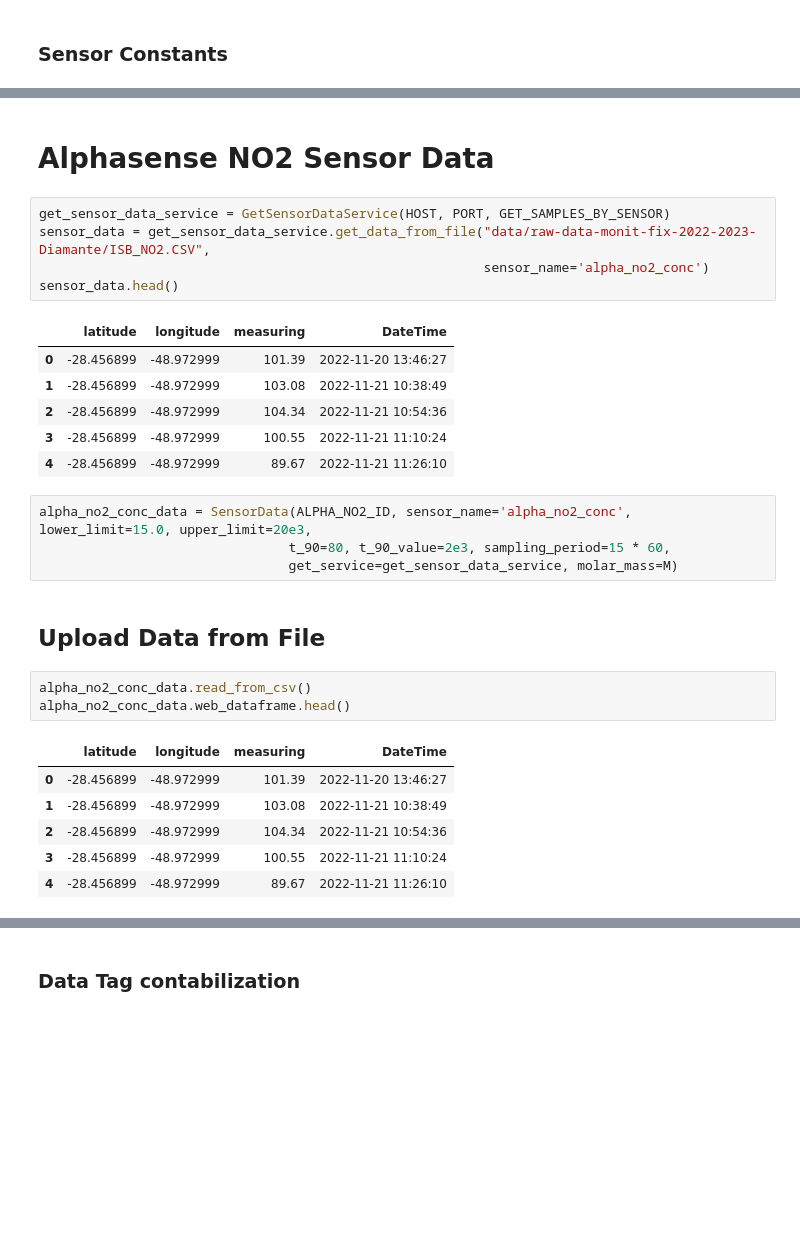
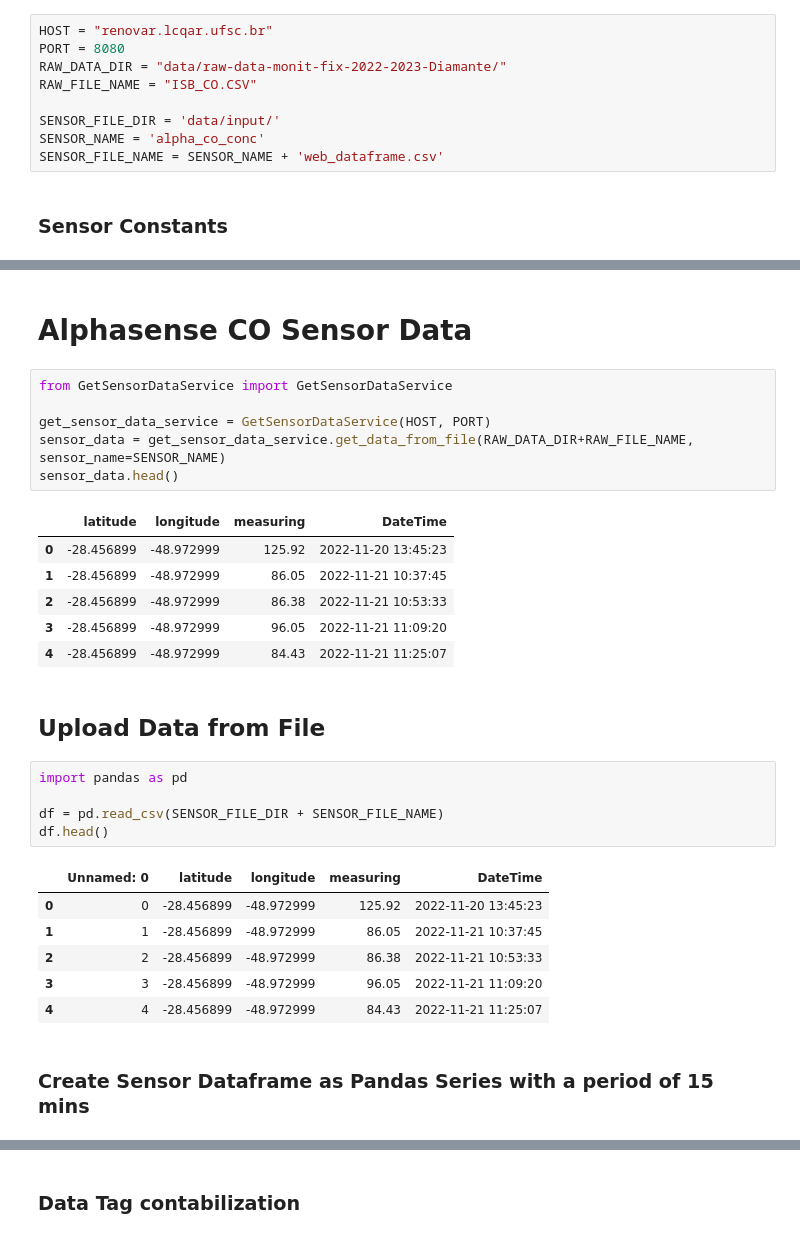
Before and after one commit to campofernando/lcqar-low-cost-monit-proc, a Jupyter notebook: data-pre-processing/field-data-treatment-Diamante_NO2.ipynb, the cells around one changed output, grey strips where cells are left out. Drawn from its saved outputs; the diff is of its cells as text; blank space fills up the shorter version.

```diff
--- a/data-pre-processing/field-data-treatment-Diamante_NO2.ipynb
+++ b/data-pre-processing/field-data-treatment-Diamante_NO2.ipynb
@@ -36,2 +37,11 @@ HTTP_REQUEST_MAIN = 'http://' + HOST + ':' + str(PORT) + GET_SAMPLES_BY_SENSOR
+# %%
+HOST = "renovar.lcqar.ufsc.br"
+PORT = 8080
+RAW_DATA_DIR = "data/raw-data-monit-fix-2022-2023-Diamante/"
+RAW_FILE_NAME = "ISB_CO.CSV"
+
+SENSOR_FILE_DIR = 'data/input/'
+SENSOR_NAME = 'alpha_co_conc'
+SENSOR_FILE_NAME = SENSOR_NAME + 'web_dataframe.csv'
 # %% [markdown]
 ### Sensor Constants
@@ -40,30 +55,31 @@ M = 46.0055
 # %% [markdown]
-# Alphasense NO2 Sensor Data
+# Alphasense CO Sensor Data
 # %%
-get_sensor_data_service = GetSensorDataService(HOST, PORT, GET_SAMPLES_BY_SENSOR)
-sensor_data = get_sensor_data_service.get_data_from_file("data/raw-data-monit-fix-2022-2023-Diamante/ISB_NO2.CSV",
-                                                         sensor_name='alpha_no2_conc')
+from GetSensorDataService import GetSensorDataService
+
+get_sensor_data_service = GetSensorDataService(HOST, PORT)
+sensor_data = get_sensor_data_service.get_data_from_file(RAW_DATA_DIR+RAW_FILE_NAME, sensor_name=SENSOR_NAME)
 sensor_data.head()
 # %% [output]
 |  | latitude | longitude | measuring | DateTime |
-| 0 | -28.456899 | -48.972999 | 101.39 | 2022-11-20 13:46:27 |
-| 1 | -28.456899 | -48.972999 | 103.08 | 2022-11-21 10:38:49 |
-| 2 | -28.456899 | -48.972999 | 104.34 | 2022-11-21 10:54:36 |
-| 3 | -28.456899 | -48.972999 | 100.55 | 2022-11-21 11:10:24 |
-| 4 | -28.456899 | -48.972999 | 89.67 | 2022-11-21 11:26:10 |
+| 0 | -28.456899 | -48.972999 | 125.92 | 2022-11-20 13:45:23 |
+| 1 | -28.456899 | -48.972999 | 86.05 | 2022-11-21 10:37:45 |
+| 2 | -28.456899 | -48.972999 | 86.38 | 2022-11-21 10:53:33 |
+| 3 | -28.456899 | -48.972999 | 96.05 | 2022-11-21 11:09:20 |
+| 4 | -28.456899 | -48.972999 | 84.43 | 2022-11-21 11:25:07 |
-# %%
-alpha_no2_conc_data = SensorData(ALPHA_NO2_ID, sensor_name='alpha_no2_conc', lower_limit=15.0, upper_limit=20e3,
-                                t_90=80, t_90_value=2e3, sampling_period=15 * 60,
-                                get_service=get_sensor_data_service, molar_mass=M)
 # %% [markdown]
 ## Upload Data from File
-# %%
-alpha_no2_conc_data.read_from_csv()
-alpha_no2_conc_data.web_dataframe.head()
-# %% [output]
-|  | latitude | longitude | measuring | DateTime |
-| 0 | -28.456899 | -48.972999 | 101.39 | 2022-11-20 13:46:27 |
-| 1 | -28.456899 | -48.972999 | 103.08 | 2022-11-21 10:38:49 |
-| 2 | -28.456899 | -48.972999 | 104.34 | 2022-11-21 10:54:36 |
-| 3 | -28.456899 | -48.972999 | 100.55 | 2022-11-21 11:10:24 |
-| 4 | -28.456899 | -48.972999 | 89.67 | 2022-11-21 11:26:10 |
+# %%
+import pandas as pd
+
+df = pd.read_csv(SENSOR_FILE_DIR + SENSOR_FILE_NAME)
+df.head()
+# %% [output]
+|  | Unnamed: 0 | latitude | longitude | measuring | DateTime |
+| 0 | 0 | -28.456899 | -48.972999 | 125.92 | 2022-11-20 13:45:23 |
+| 1 | 1 | -28.456899 | -48.972999 | 86.05 | 2022-11-21 10:37:45 |
+| 2 | 2 | -28.456899 | -48.972999 | 86.38 | 2022-11-21 10:53:33 |
+| 3 | 3 | -28.456899 | -48.972999 | 96.05 | 2022-11-21 11:09:20 |
+| 4 | 4 | -28.456899 | -48.972999 | 84.43 | 2022-11-21 11:25:07 |
+# %% [markdown]
+### Create Sensor Dataframe as Pandas Series with a period of 15 mins
```
Also changed, not shown: parts of 116 cells of this notebook, 29 other files.
